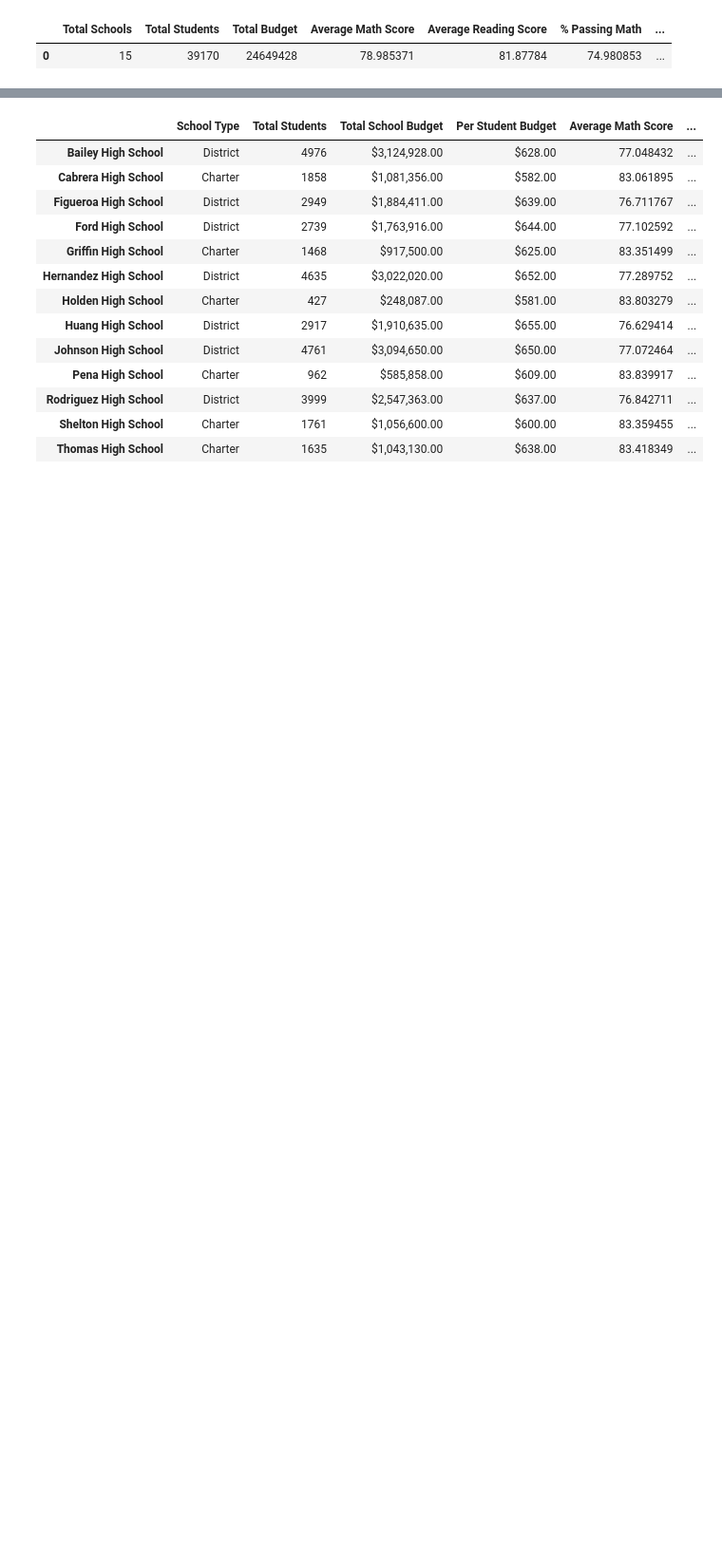
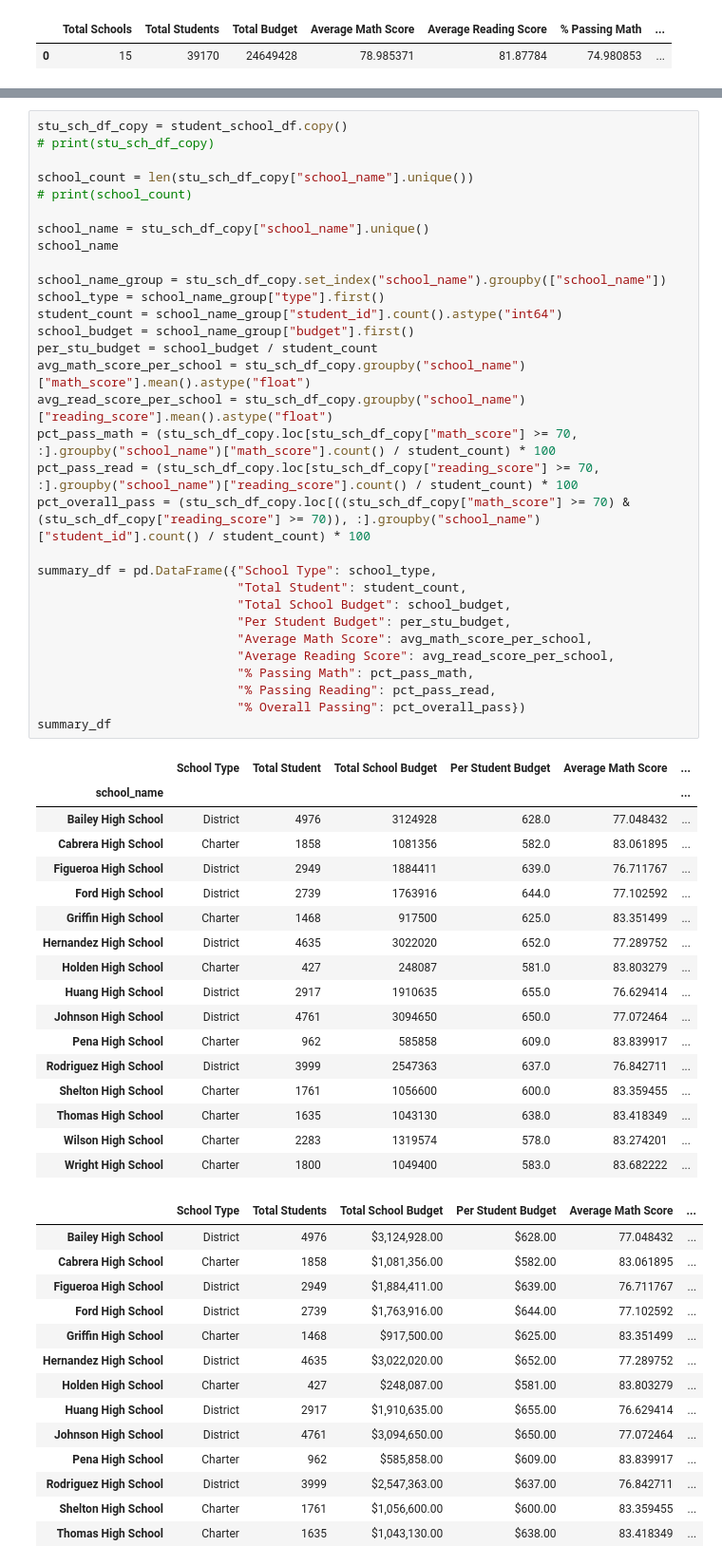
Before and after one commit to 33north/04__Pandas__pandas-challenge, a Jupyter notebook: PyCitySchools/PyCitySchools_starter01.ipynb, the cells around one changed output, grey strips where cells are left out. Shown at 95% size. Drawn from its saved outputs; the diff is of its cells as text; blank space fills up the shorter version.

Commit message:
20220907 - Worked on summary data for school data
- Worked on creating a summary dataframe of KPIs for the schools in the district.

```diff
--- a/PyCitySchools/PyCitySchools_starter01.ipynb
+++ b/PyCitySchools/PyCitySchools_starter01.ipynb
@@ -138,3 +103,52 @@ overview_df
+# %%
+stu_sch_df_copy = student_school_df.copy()
+# print(stu_sch_df_copy)
+
+school_count = len(stu_sch_df_copy["school_name"].unique())
+# print(school_count)
+
+school_name = stu_sch_df_copy["school_name"].unique()
+school_name
+
+school_name_group = stu_sch_df_copy.set_index("school_name").groupby(["school_name"])
+school_type = school_name_group["type"].first()
+student_count = school_name_group["student_id"].count().astype("int64")
+school_budget = school_name_group["budget"].first()
+per_stu_budget = school_budget / student_count
+avg_math_score_per_school = stu_sch_df_copy.groupby("school_name")["math_score"].mean().astype("float")
+avg_read_score_per_school = stu_sch_df_copy.groupby("school_name")["reading_score"].mean().astype("float")
+pct_pass_math = (stu_sch_df_copy.loc[stu_sch_df_copy["math_score"] >= 70, :].groupby("school_name")["math_score"].count() / student_count) * 100
+pct_pass_read = (stu_sch_df_copy.loc[stu_sch_df_copy["reading_score"] >= 70, :].groupby("school_name")["reading_score"].count() / student_count) * 100
+pct_overall_pass = (stu_sch_df_copy.loc[((stu_sch_df_copy["math_score"] >= 70) & (stu_sch_df_copy["reading_score"] >= 70)), :].groupby("school_name")["student_id"].count() / student_count) * 100
+
+summary_df = pd.DataFrame({"School Type": school_type,
+                           "Total Student": student_count,
+                           "Total School Budget": school_budget,
+                           "Per Student Budget": per_stu_budget,
+                           "Average Math Score": avg_math_score_per_school,
+                           "Average Reading Score": avg_read_score_per_school,
+                           "% Passing Math": pct_pass_math,
+                           "% Passing Reading": pct_pass_read,
+                           "% Overall Passing": pct_overall_pass})
+summary_df
+# %% [output]
+|  | School Type | Total Student | Total School Budget | Per Student Budget | Average Math Score | ... |
+| school_name |  |  |  |  |  | ... |
+| Bailey High School | District | 4976 | 3124928 | 628.0 | 77.048432 | ... |
+| Cabrera High School | Charter | 1858 | 1081356 | 582.0 | 83.061895 | ... |
+| Figueroa High School | District | 2949 | 1884411 | 639.0 | 76.711767 | ... |
+| Ford High School | District | 2739 | 1763916 | 644.0 | 77.102592 | ... |
+| Griffin High School | Charter | 1468 | 917500 | 625.0 | 83.351499 | ... |
+| Hernandez High School | District | 4635 | 3022020 | 652.0 | 77.289752 | ... |
+| Holden High School | Charter | 427 | 248087 | 581.0 | 83.803279 | ... |
+| Huang High School | District | 2917 | 1910635 | 655.0 | 76.629414 | ... |
+| Johnson High School | District | 4761 | 3094650 | 650.0 | 77.072464 | ... |
+| Pena High School | Charter | 962 | 585858 | 609.0 | 83.839917 | ... |
+| Rodriguez High School | District | 3999 | 2547363 | 637.0 | 76.842711 | ... |
+| Shelton High School | Charter | 1761 | 1056600 | 600.0 | 83.359455 | ... |
+| Thomas High School | Charter | 1635 | 1043130 | 638.0 | 83.418349 | ... |
+| Wilson High School | Charter | 2283 | 1319574 | 578.0 | 83.274201 | ... |
+| Wright High School | Charter | 1800 | 1049400 | 583.0 | 83.682222 | ... |
 # %%
 # %% [output]
 |  | School Type | Total Students | Total School Budget | Per Student Budget | Average Math Score | ... |
```
Also changed, not shown: parts of 4 cells of this notebook.
